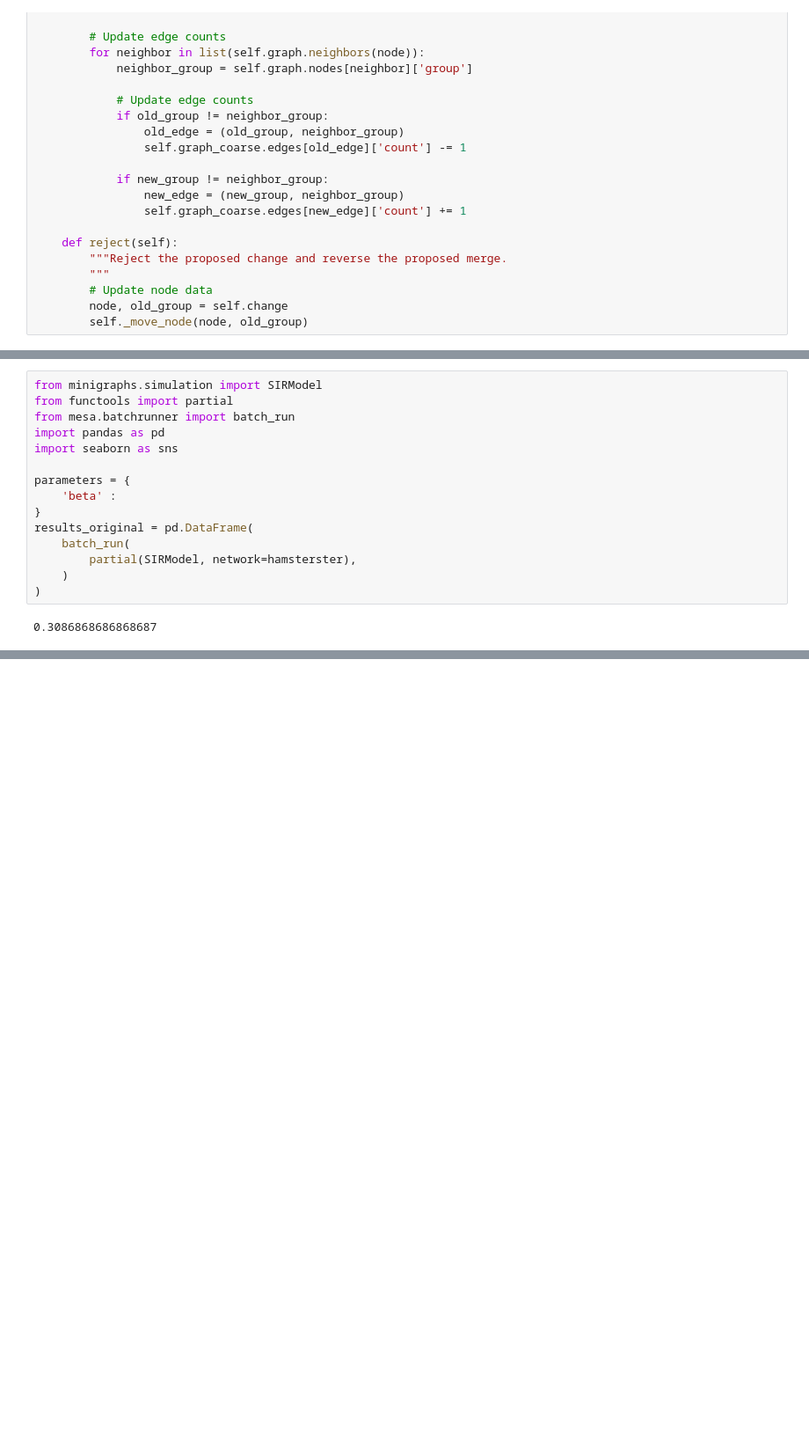
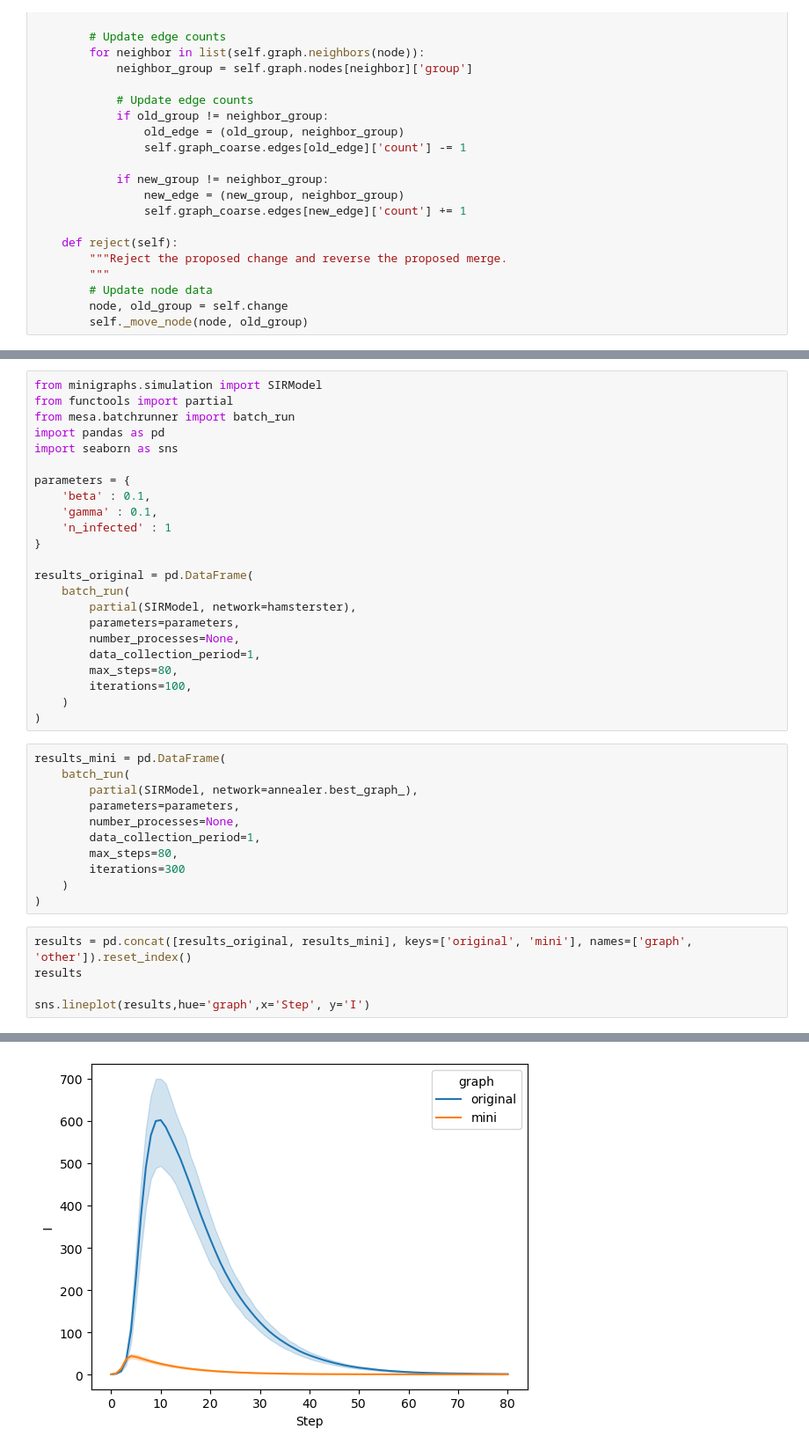
Before and after one commit to martjor/minigraphs, a Jupyter notebook: src/minigraphs/coarsening.ipynb, the cells around one changed output, grey strips where cells are left out. Shown at 88% size. Cells and saved outputs as stored; diff of their text form; blank space fills up the shorter version.

```diff
--- a/src/minigraphs/coarsening.ipynb
+++ b/src/minigraphs/coarsening.ipynb
@@ -186,12 +183,35 @@ import pandas as pd
 import seaborn as sns
 
 parameters = {
-    'beta' :
+    'beta' : 0.1,
+    'gamma' : 0.1,
+    'n_infected' : 1
 }
+
 results_original = pd.DataFrame(
     batch_run(
         partial(SIRModel, network=hamsterster),
+        parameters=parameters,
+        number_processes=None,
+        data_collection_period=1,
+        max_steps=80,
+        iterations=100,
     )
 )
-# %% [output]
-0.3086868686868687
+# %%
+results_mini = pd.DataFrame(
+    batch_run(
+        partial(SIRModel, network=annealer.best_graph_),
+        parameters=parameters,
+        number_processes=None,
+        data_collection_period=1,
+        max_steps=80,
+        iterations=300
+    )
+)
+# %%
+results = pd.concat([results_original, results_mini], keys=['original', 'mini'], names=['graph', 'other']).reset_index()
+results
+
+sns.lineplot(results,hue='graph',x='Step', y='I')
+# %% [output]
@@ -197,0 +219 @@ results_original = pd.DataFrame(
+[figure, added]
```
Also changed, not shown: parts of 4 cells of this notebook, 1 other file.
